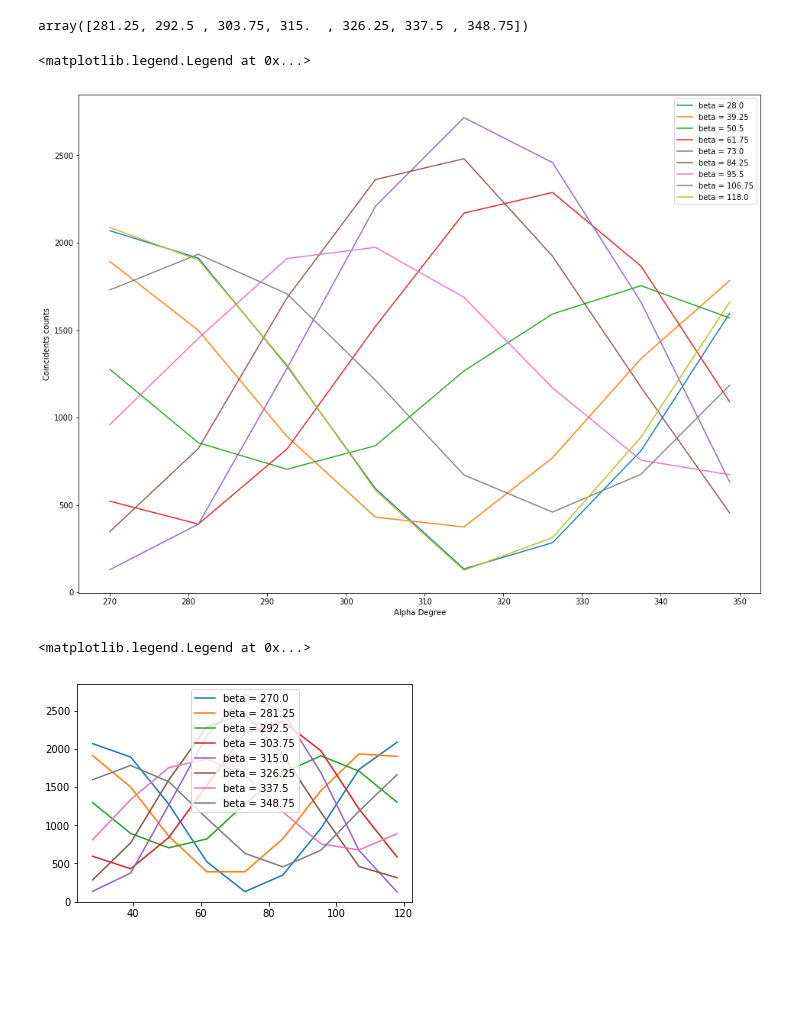
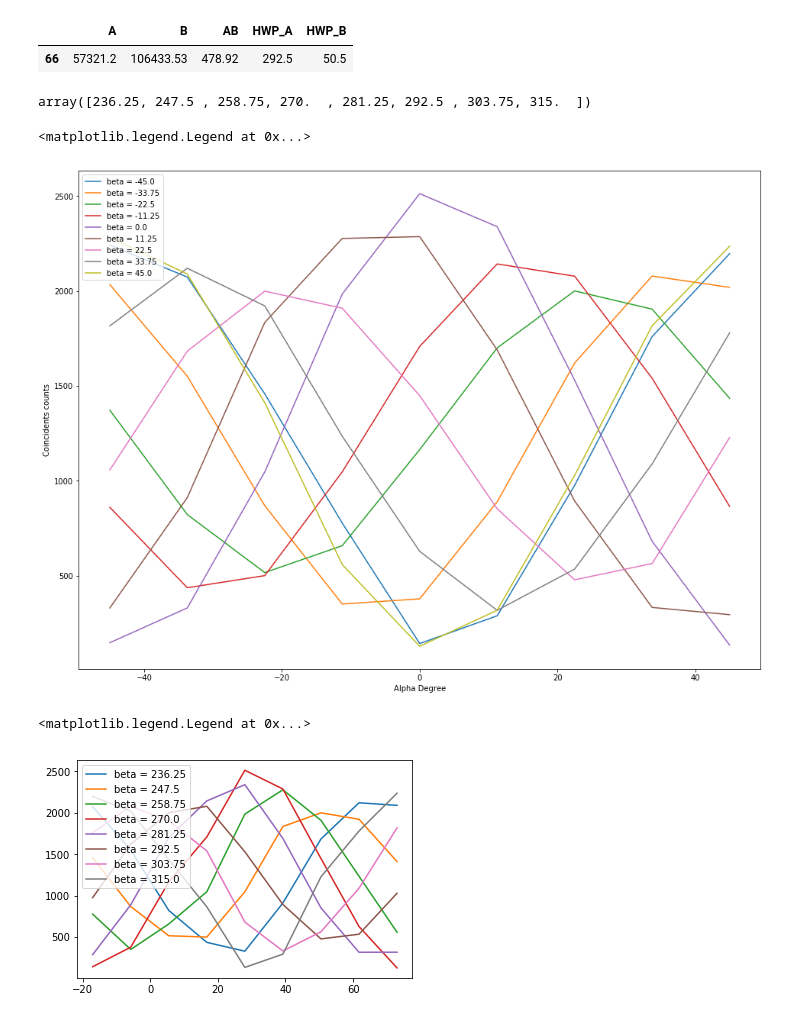
Before and after one commit to Wendywanw/111-labs, a Jupyter notebook: QIE/Untitled.ipynb, the cells around one changed output. Drawn from its saved outputs; the diff is of its cells as text; code cells hidden in the pictures; blank space fills up the shorter version.

```diff
--- a/QIE/Untitled.ipynb
+++ b/QIE/Untitled.ipynb
@@ -3,9 +3,23 @@ import pandas as pd
 import numpy as np
 import matplotlib.pyplot as plt
 # %%
-data = pd.read_csv('bell_ineq_100mA_ultracorrect.dat',sep="\s+",usecols = [0,1,5,8,9])
+data = pd.read_csv('finally.dat',sep="\s+",usecols = [0,1,5,8,9])
 def find(a,b):
     alphas = data['HWP_A'].values
     betas = data['HWP_B'].values
     if (a in alphas)and(b in betas):
         return(data[(data['HWP_A']==a)&(data['HWP_B']==b)])
+def find_plate(a,b):
+    a = 270 + a/2
+    b = 28 +b/2
+    alphas = data['HWP_A'].values
+    betas = data['HWP_B'].values
+    if (a in alphas)and(b in betas):
+        return(data[(data['HWP_A']==a)&(data['HWP_B']==b)])
+def find_pol(a,b):
+    a = 270 + a/2
+    b = 28 +b/2
+    alphas = data['HWP_A'].values
+    betas = data['HWP_B'].values
+    if (a in alphas)and(b in betas):
+        return(data[(data['HWP_A']==a)&(data['HWP_B']==b)])
@@ -12,25 +44,29 @@ def find(a,b):
+# %%
+find_plate(45,45)
+# %% [output]
+|  | A | B | AB | HWP_A | HWP_B |
+| 66 | 57321.2 | 106433.53 | 478.92 | 292.5 | 50.5 |
 # %%
-alphas = np.unique(data['HWP_A'].values)[1:]
+alphas = np.unique(data['HWP_A'].values)
 betas = np.unique(data['HWP_B'].values)
 # %%
 alphas[1:]
 # %% [output]
-array([281.25, 292.5 , 303.75, 315.  , 326.25, 337.5 , 348.75])
+array([236.25, 247.5 , 258.75, 270.  , 281.25, 292.5 , 303.75, 315.  ])
 # %%
 fig, ax = plt.subplots(figsize = (16,12))
 
 for b in betas:
     counts = []
     for i in alphas:
-        if i != 0:
-            counts += [find(i,b)['AB'].values[0]]
-    ax.plot(alphas,counts, label = 'beta = {}'.format(b))
+        counts += [find(i,b)['AB'].values[0]]
+    ax.plot(np.array(alphas)-270,counts, label = 'beta = {}'.format(b-28))
 ax.set_xlabel('Alpha Degree')
 ax.set_ylabel('Coincidents counts')
 plt.legend()
 # %% [output]
 <matplotlib.legend.Legend at 0x...>
-[figure, old version]
+[figure, new version]
 # %%
 for a in alphas:
     counts = []
@@ -41,4 +77,4 @@ for a in alphas:
 plt.legend()
 # %% [output]
 <matplotlib.legend.Legend at 0x...>
-[figure, old version]
+[figure, new version]
```
Also changed, not shown: parts of 16 cells of this notebook, 1 other file.
